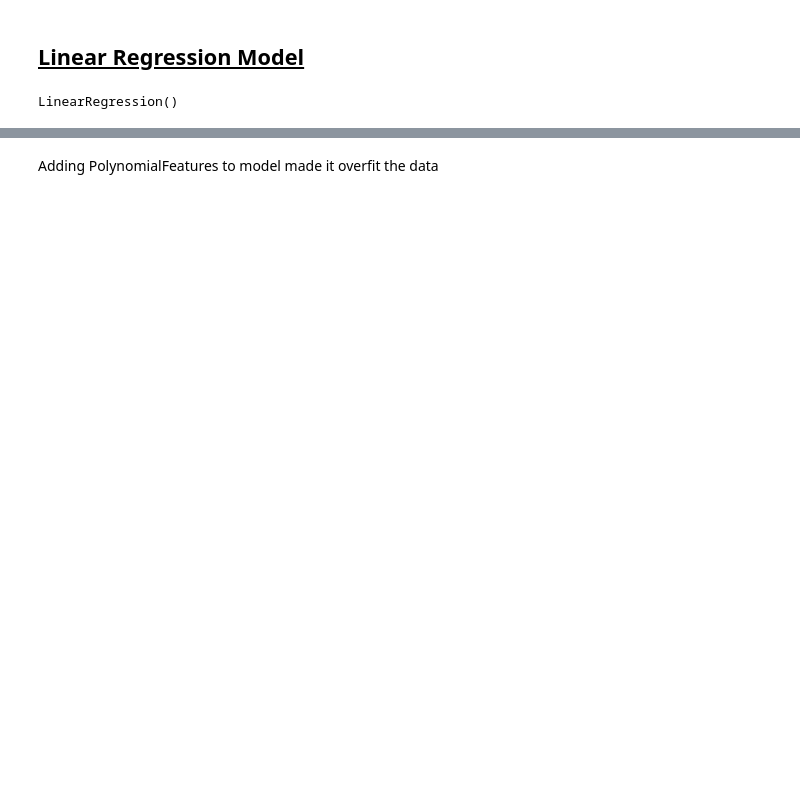
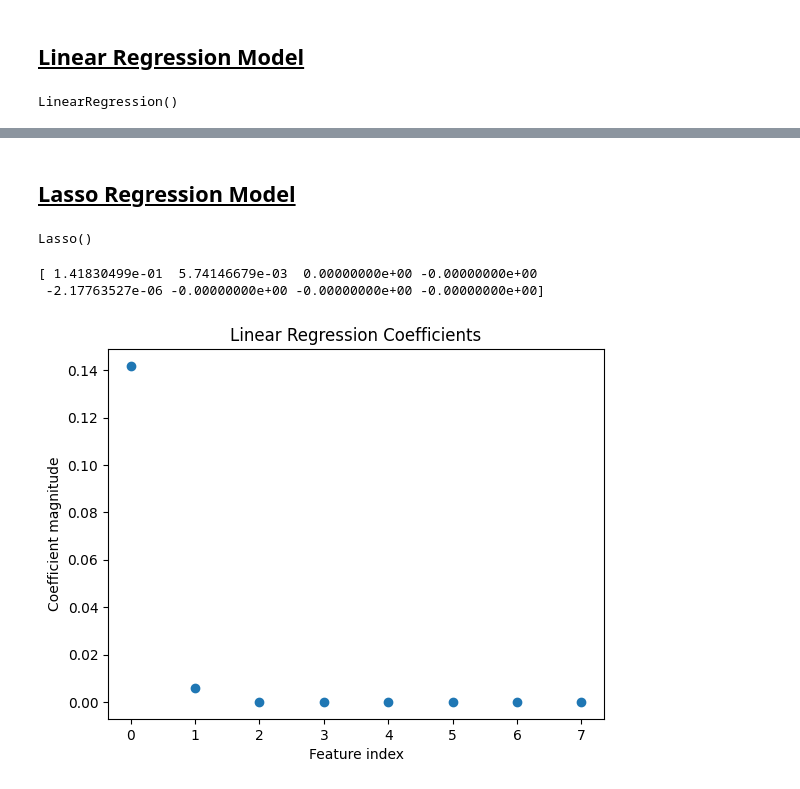
Before and after one commit to J-M-Bell/ML-Models, a Jupyter notebook: Supervised Learning/Boston Housing Market/CaliforniaHousingMarket.ipynb, the cells around one changed output, grey strips where cells are left out. Drawn from its saved outputs; the diff is of its cells as text; code cells hidden in the pictures; blank space fills up the shorter version.

Commit message:
ran lasso and ridge regression on california housing model

```diff
--- a/Supervised Learning/Boston Housing Market/CaliforniaHousingMarket.ipynb
+++ b/Supervised Learning/Boston Housing Market/CaliforniaHousingMarket.ipynb
@@ -259,2 +242,20 @@ RMSE over target std dev: 10.56
-# %% [markdown]
-Adding PolynomialFeatures to model made it overfit the data
+# %% [markdown]
+<h2><strong><u>Lasso Regression Model</u></strong></h2>
+# %%
+lr = Lasso()
+lr.fit(X_train, y_train)
+# %% [output]
+Lasso()
+# %%
+print(lr.coef_)
+# %% [output]
+[ 1.41830499e-01  5.74146679e-03  0.00000000e+00 -0.00000000e+00
+ -2.17763527e-06 -0.00000000e+00 -0.00000000e+00 -0.00000000e+00]
+# %%
+plt.scatter(range(len(lr.coef_)), lr.coef_)
+plt.xlabel("Feature index")
+plt.ylabel("Coefficient magnitude")
+plt.title("Linear Regression Coefficients")
+plt.show()
+# %% [output]
+[figure, added]
```
Also changed, not shown: parts of 20 cells of this notebook.
